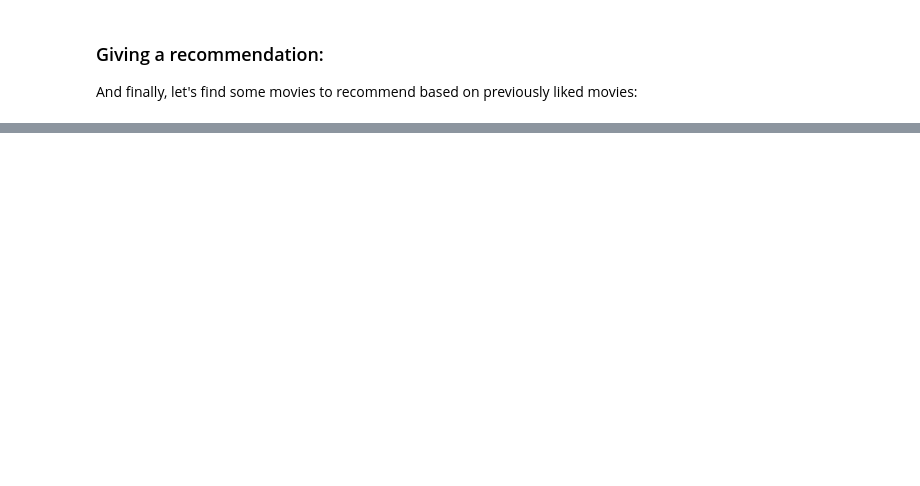
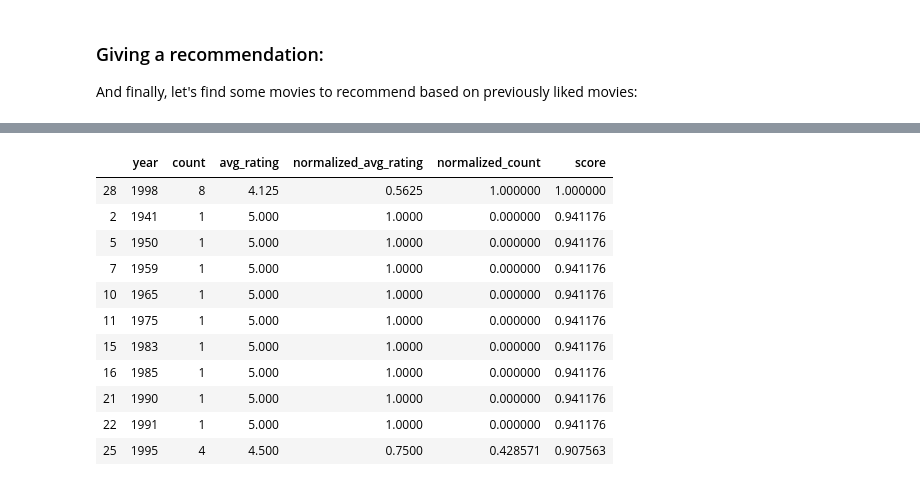
Before and after one commit to vprocure/mle-2020, a Jupyter notebook: project_internship_mle.ipynb, the cells around one changed output, grey strips where cells are left out. Drawn from its saved outputs; the diff is of its cells as text; code cells hidden in the pictures; blank space fills up the shorter version.

```diff
--- a/project_internship_mle.ipynb
+++ b/project_internship_mle.ipynb
@@ -574,0 +750,10 @@ Additionaly a number we could think of some features to add, for example, what a
+# %%
+def AverageRatingByYear(df,user_id):
+    specific_df = df.loc[df['user_id']==user_id].loc[:,['year','rating']]
+    counts = specific_df.groupby(by='year',as_index=False).count()
+    averages = specific_df.groupby(by='year',as_index=False).mean()
+    specific_df= counts.merge(averages,on='year')
+    specific_df.columns=['year','count','avg_rating']
+    return specific_df.sort_values(by=['avg_rating','count'],ascending=False)
+
+AverageRatingByYear(df,0)
@@ -574,0 +782,37 @@ Additionaly a number we could think of some features to add, for example, what a
+# %%
+def GetYearScores(df,user_id,nb_diff_scores=None):
+
+    avg_ratings=AverageRatingByYear(df,user_id)
+
+    avg_ratings.loc[:,'normalized_avg_rating']=avg_ratings.loc[:,'avg_rating']-min(avg_ratings.loc[:,'avg_rating']) # normalizing to compute score
+    avg_ratings.loc[:,'normalized_avg_rating']=avg_ratings.loc[:,'normalized_avg_rating']/max(avg_ratings.loc[:,'normalized_avg_rating'])
+
+    avg_ratings.loc[:,'normalized_count']=avg_ratings.loc[:,'count']-min(avg_ratings.loc[:,'count'])# normalizing to compute score
+    avg_ratings.loc[:,'normalized_count']=avg_ratings.loc[:,'normalized_count']/max(avg_ratings.loc[:,'normalized_count'])
+
+    avg_ratings.loc[:,'score']=(avg_ratings.loc[:,'normalized_avg_rating']*2)+(avg_ratings.loc[:,'normalized_count'])#formula for the score
+
+    avg_ratings.loc[:,'score']=avg_ratings.loc[:,'score']-min(avg_ratings.loc[:,'score'])# normalizing score
+    avg_ratings.loc[:,'score']=avg_ratings.loc[:,'score']/max(avg_ratings.loc[:,'score'])
+
+    avg_ratings = avg_ratings.sort_values(by='score',ascending=False)
+    if nb_diff_scores:
+        unique_scores=avg_ratings.loc[:,'score'].unique()
+        if(nb_diff_scores<len(unique_scores)):
+            avg_ratings = avg_ratings.loc[avg_ratings['score'].isin(unique_scores[:nb_diff_scores])]
+    return avg_ratings
+
+GetYearScores(df,0,3)
+# %% [output]
+|  | year | count | avg_rating | normalized_avg_rating | normalized_count | score |
+| 28 | 1998 | 8 | 4.125 | 0.5625 | 1.000000 | 1.000000 |
+| 2 | 1941 | 1 | 5.000 | 1.0000 | 0.000000 | 0.941176 |
+| 5 | 1950 | 1 | 5.000 | 1.0000 | 0.000000 | 0.941176 |
+| 7 | 1959 | 1 | 5.000 | 1.0000 | 0.000000 | 0.941176 |
+| 10 | 1965 | 1 | 5.000 | 1.0000 | 0.000000 | 0.941176 |
+| 11 | 1975 | 1 | 5.000 | 1.0000 | 0.000000 | 0.941176 |
+| 15 | 1983 | 1 | 5.000 | 1.0000 | 0.000000 | 0.941176 |
+| 16 | 1985 | 1 | 5.000 | 1.0000 | 0.000000 | 0.941176 |
+| 21 | 1990 | 1 | 5.000 | 1.0000 | 0.000000 | 0.941176 |
+| 22 | 1991 | 1 | 5.000 | 1.0000 | 0.000000 | 0.941176 |
+| 25 | 1995 | 4 | 4.500 | 0.7500 | 0.428571 | 0.907563 |
```
Also changed, not shown: parts of 32 cells of this notebook, 3 other files.
